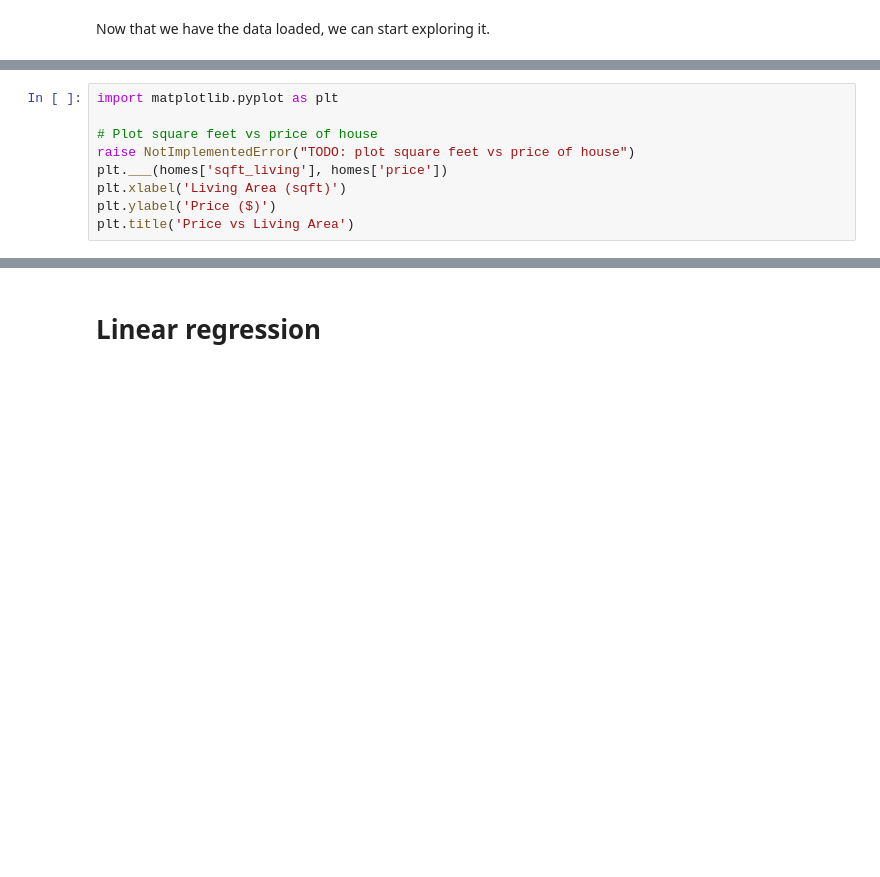
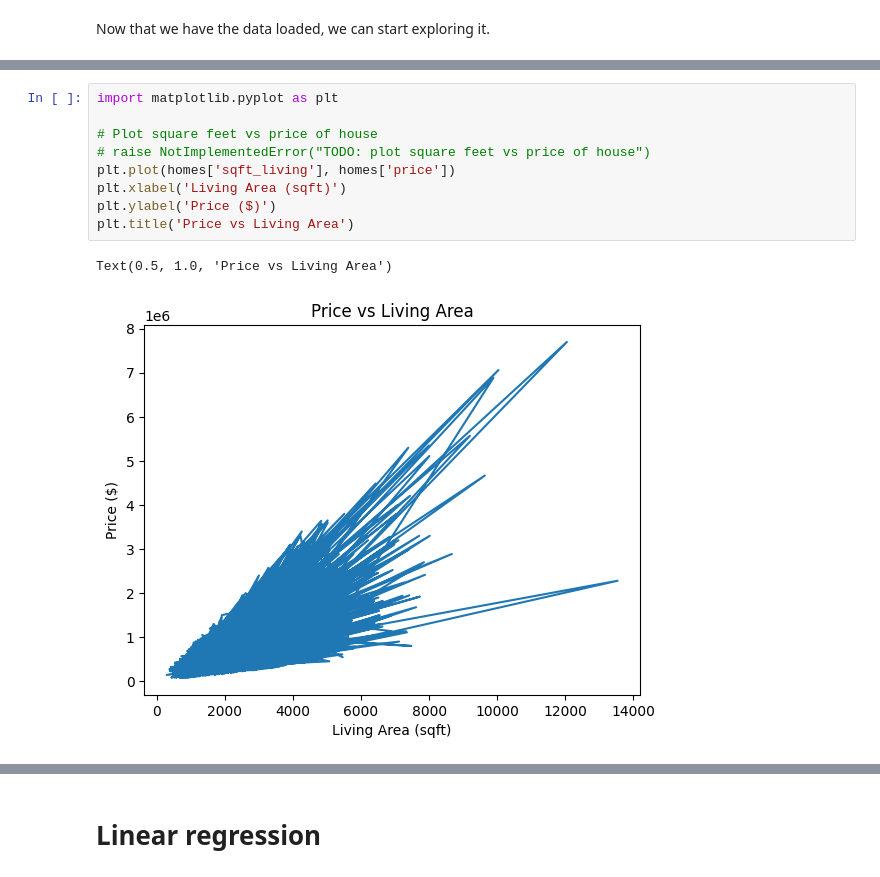
Before and after one commit to Dennis-JwWeng/2024-11_Deep-Learning-Bootcamp_NTU, a Jupyter notebook: session1/session1_p2_student.ipynb, the cells around one changed output, grey strips where cells are left out. Drawn from its saved outputs; the diff is of its cells as text; blank space fills up the shorter version.

```diff
--- a/session1/session1_p2_student.ipynb
+++ b/session1/session1_p2_student.ipynb
@@ -59,12 +63,15 @@ plt.title('Histogram of Price')
 # %%
 import matplotlib.pyplot as plt
 
 # Plot square feet vs price of house
-raise NotImplementedError("TODO: plot square feet vs price of house")
-plt.___(homes['sqft_living'], homes['price'])
+# raise NotImplementedError("TODO: plot square feet vs price of house")
+plt.plot(homes['sqft_living'], homes['price'])
 plt.xlabel('Living Area (sqft)')
 plt.ylabel('Price ($)')
 plt.title('Price vs Living Area')
+# %% [output]
+Text(0.5, 1.0, 'Price vs Living Area')
+[figure, added]
 # %%
 # Also plot bedrooms and bathrooms vs price
 # TODO Find out how to add a legend
```
Also changed, not shown: parts of 15 cells of this notebook.
